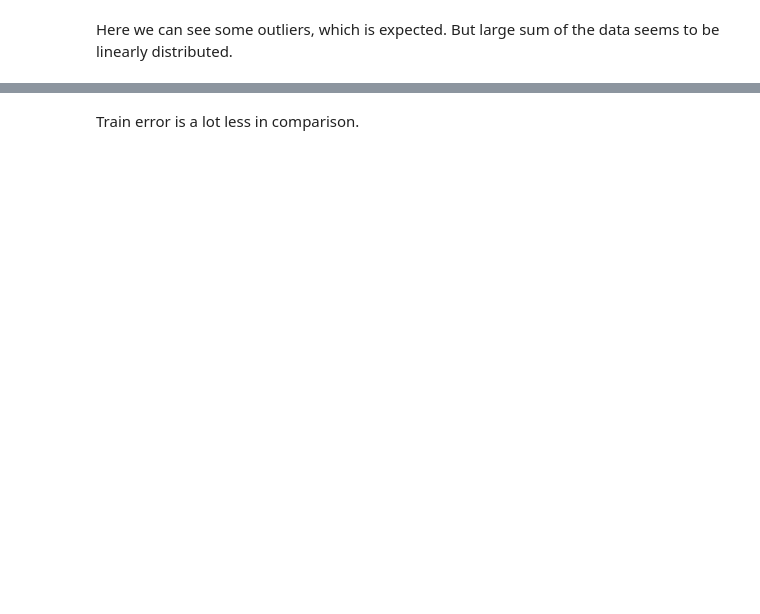
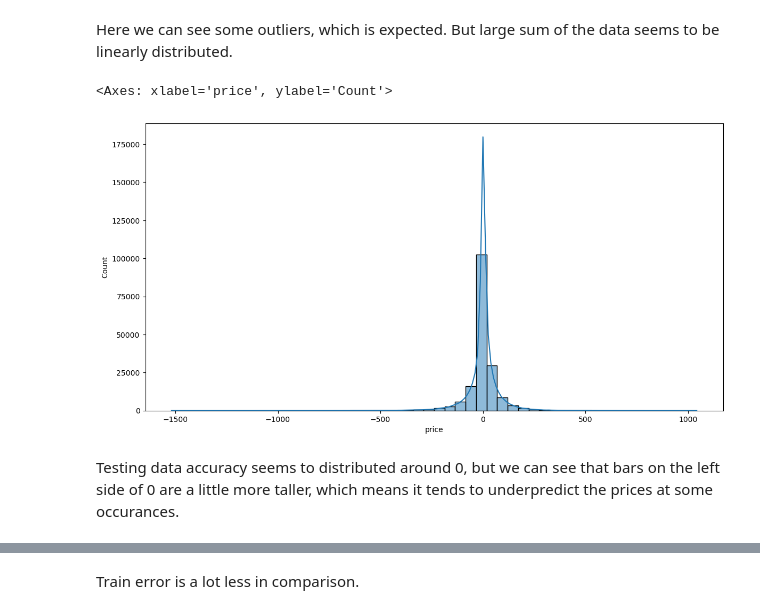
Before and after one commit to frkncbngl/flight-price-predictor, a Jupyter notebook: flight-price-predictor.ipynb, the cells around one changed output, grey strips where cells are left out. Saved outputs shown, nothing was run; the diff lists cells and outputs as text; code cells hidden in the pictures; blank space fills up the shorter version.

```diff
--- a/flight-price-predictor.ipynb
+++ b/flight-price-predictor.ipynb
@@ -290,5 +308,13 @@ plt.show()
 # %% [markdown]
 Here we can see some outliers, which is expected. But large sum of the data seems to be linearly distributed.
+# %%
+plt.figure(figsize=(14,7))
+sns.histplot(y_pred-y_test,kde=True,bins=50)
+# %% [output]
+<Axes: xlabel='price', ylabel='Count'>
+[figure, added]
+# %% [markdown]
+Testing data accuracy seems to distributed around 0, but we can see that bars on the left side of 0 are a little more taller, which means it tends to underpredict the prices at some occurances.
 # %%
 y_pred_train = reg_rf.predict(X_train)
 print('MAE:', metrics.mean_absolute_error(y_train, y_pred_train))
```
Also changed, not shown: parts of 8 cells of this notebook.
